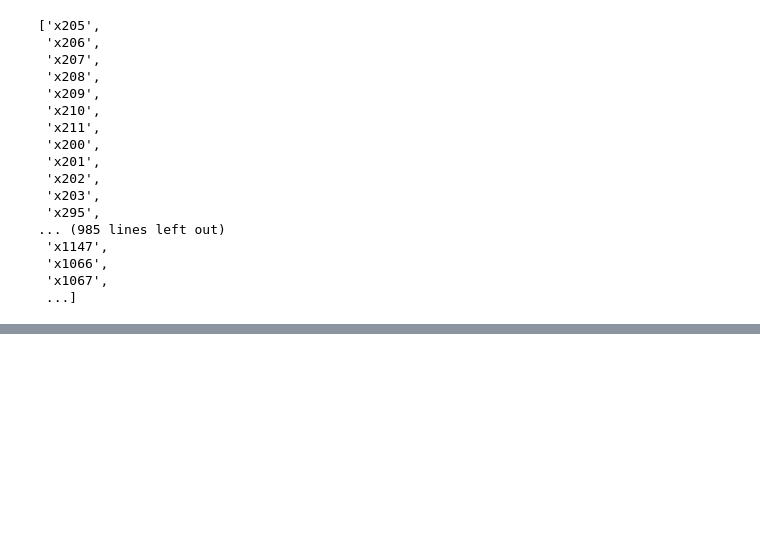
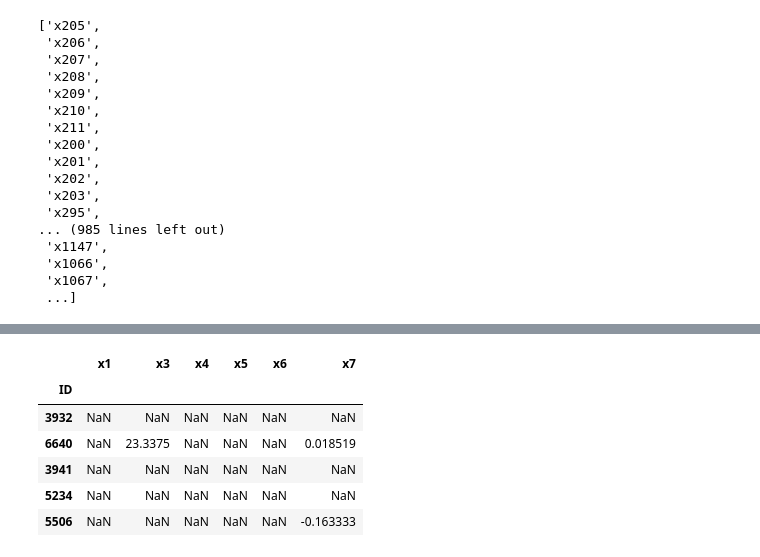
Before and after one commit to grandjwl/Hynix, a Jupyter notebook: test.ipynb, the cells around one changed output, grey strips where cells are left out. Drawn from its saved outputs; the diff is of its cells as text; code cells hidden in the pictures; blank space fills up the shorter version.

```diff
--- a/test.ipynb
+++ b/test.ipynb
@@ -74,0 +94,11 @@ cols[188:1454]
+# %%
+front = train.loc[:,:'x7'].head()
+front
+# %% [output]
+|  | x1 | x3 | x4 | x5 | x6 | x7 |
+| ID |  |  |  |  |  |  |
+| 3932 | NaN | NaN | NaN | NaN | NaN | NaN |
+| 6640 | NaN | 23.3375 | NaN | NaN | NaN | 0.018519 |
+| 3941 | NaN | NaN | NaN | NaN | NaN | NaN |
+| 5234 | NaN | NaN | NaN | NaN | NaN | NaN |
+| 5506 | NaN | NaN | NaN | NaN | NaN | -0.163333 |
```
Also changed, not shown: parts of 4 cells of this notebook, 3 other files.
